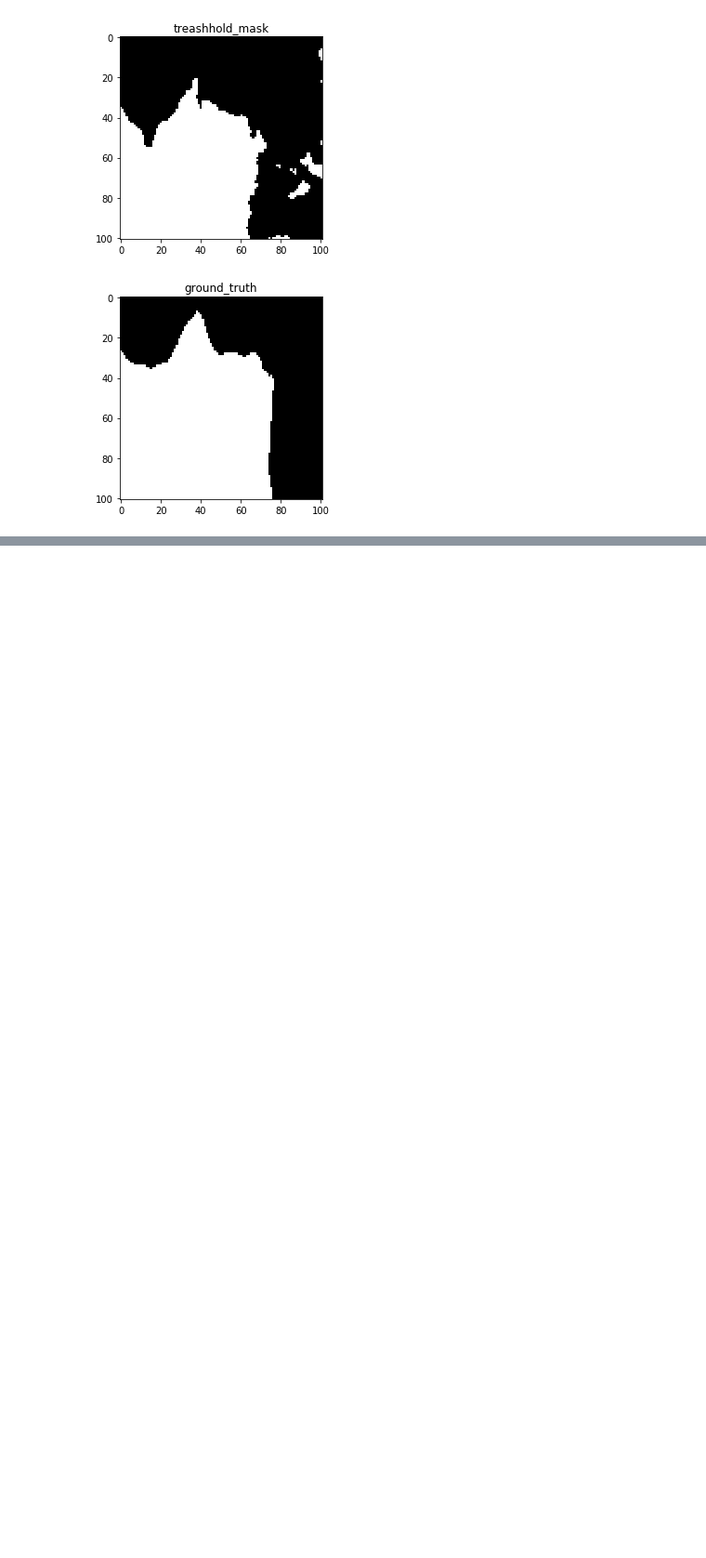
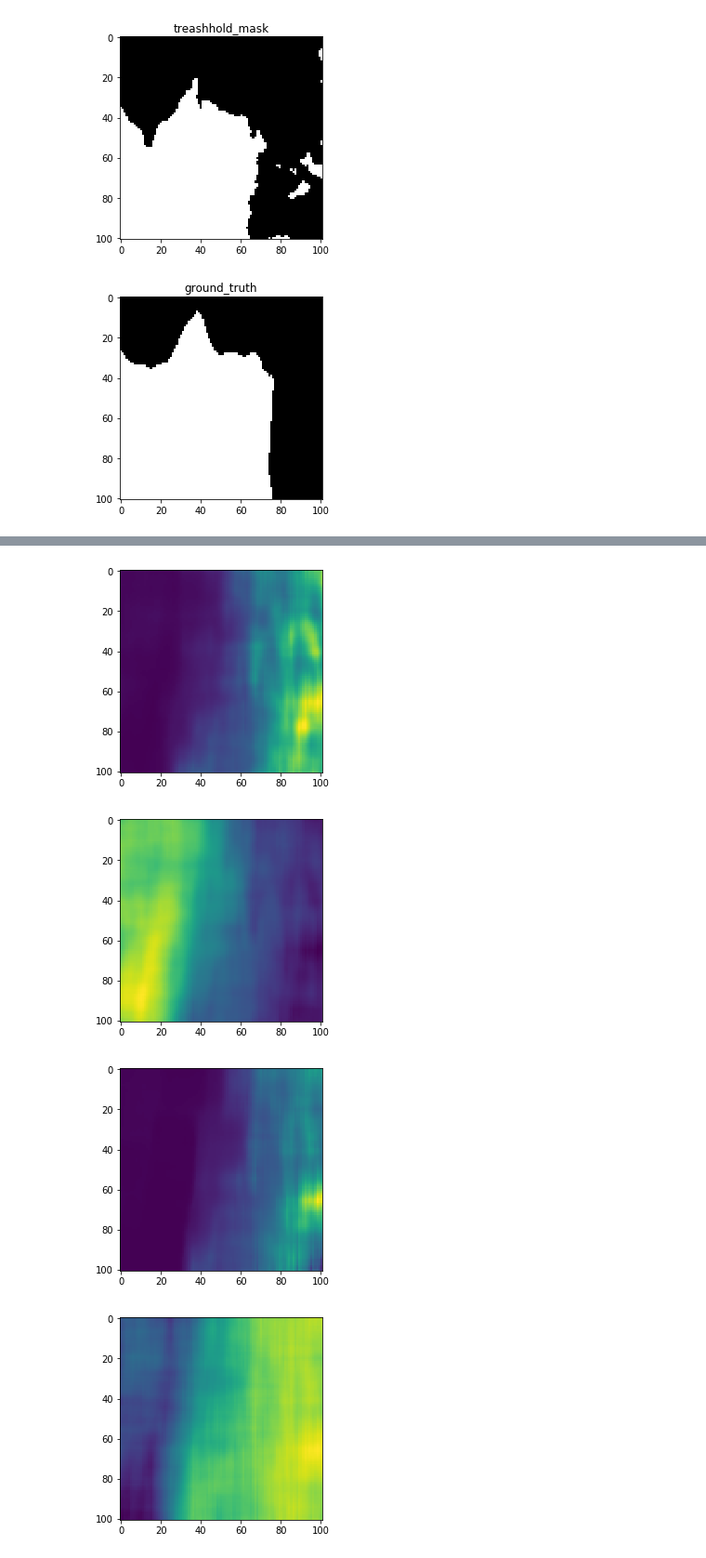
Before and after one commit to KushnirDmytro/salt_recognition_on_raw_images, a Jupyter notebook: haralic_features_for_seismic_data.ipynb, the cells around one changed output, grey strips where cells are left out. Shown at 93% size. Drawn from its saved outputs; the diff is of its cells as text; code cells hidden in the pictures; blank space fills up the shorter version.

```diff
--- a/haralic_features_for_seismic_data.ipynb
+++ b/haralic_features_for_seismic_data.ipynb
@@ -213,0 +340,9 @@ example_images = os.listdir('../data/train/images')
+# %%
+for i in range(tif.shape[-1]):
+    plt.imshow(tif[...,i])
+    plt.show()
+# %% [output]
+[figure, added]
+[figure, added]
+[figure, added]
+[figure, added]
```
Also changed, not shown: parts of 8 cells of this notebook, 1 other file.
